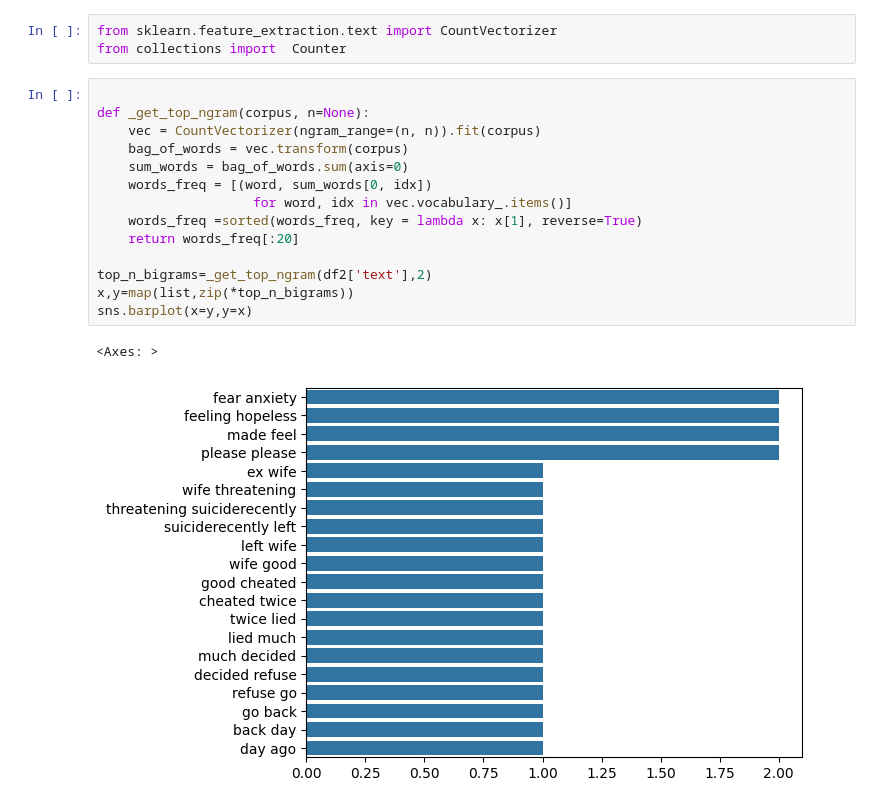
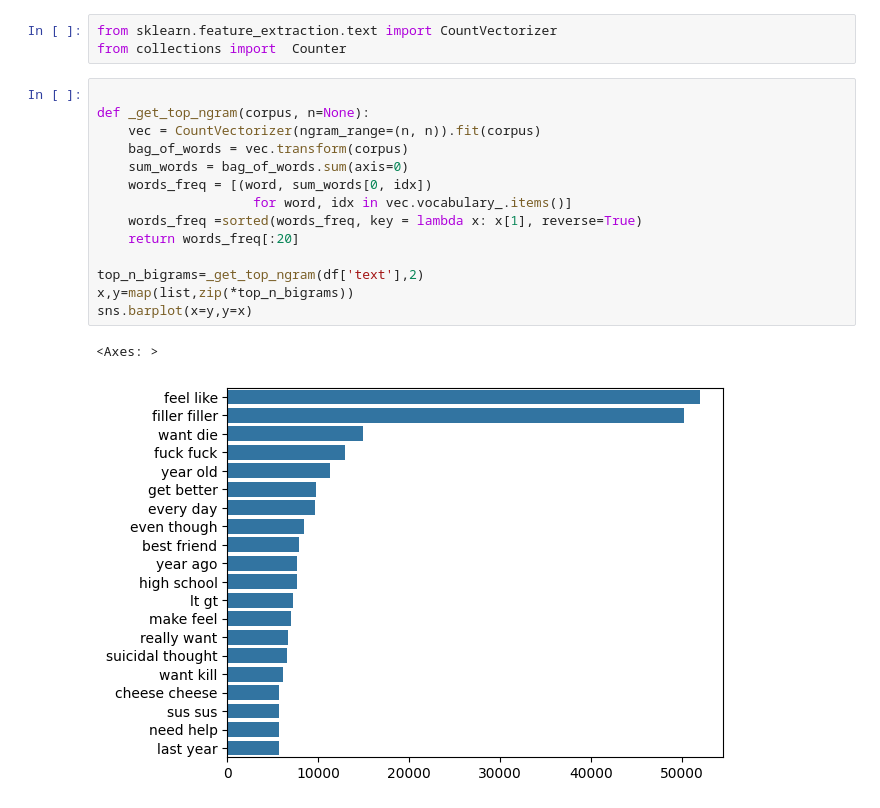
Before and after one commit to JiaYong02/Suicidal-Detection-NLP, a Jupyter notebook: eda.ipynb, the cells around one changed output. Cells and saved outputs as stored; diff of their text form.

```diff
--- a/eda.ipynb
+++ b/eda.ipynb
@@ -98,17 +94,17 @@ from collections import  Counter
 # %%
 
 def _get_top_ngram(corpus, n=None):
     vec = CountVectorizer(ngram_range=(n, n)).fit(corpus)
     bag_of_words = vec.transform(corpus)
     sum_words = bag_of_words.sum(axis=0)
     words_freq = [(word, sum_words[0, idx])
                     for word, idx in vec.vocabulary_.items()]
     words_freq =sorted(words_freq, key = lambda x: x[1], reverse=True)
     return words_freq[:20]
 
-top_n_bigrams=_get_top_ngram(df2['text'],2)
+top_n_bigrams=_get_top_ngram(df['text'],2)
 x,y=map(list,zip(*top_n_bigrams))
 sns.barplot(x=y,y=x)
 # %% [output]
 <Axes: >
-[figure, old version]
+[figure, new version]
```
Also changed, not shown: parts of 6 cells of this notebook.
